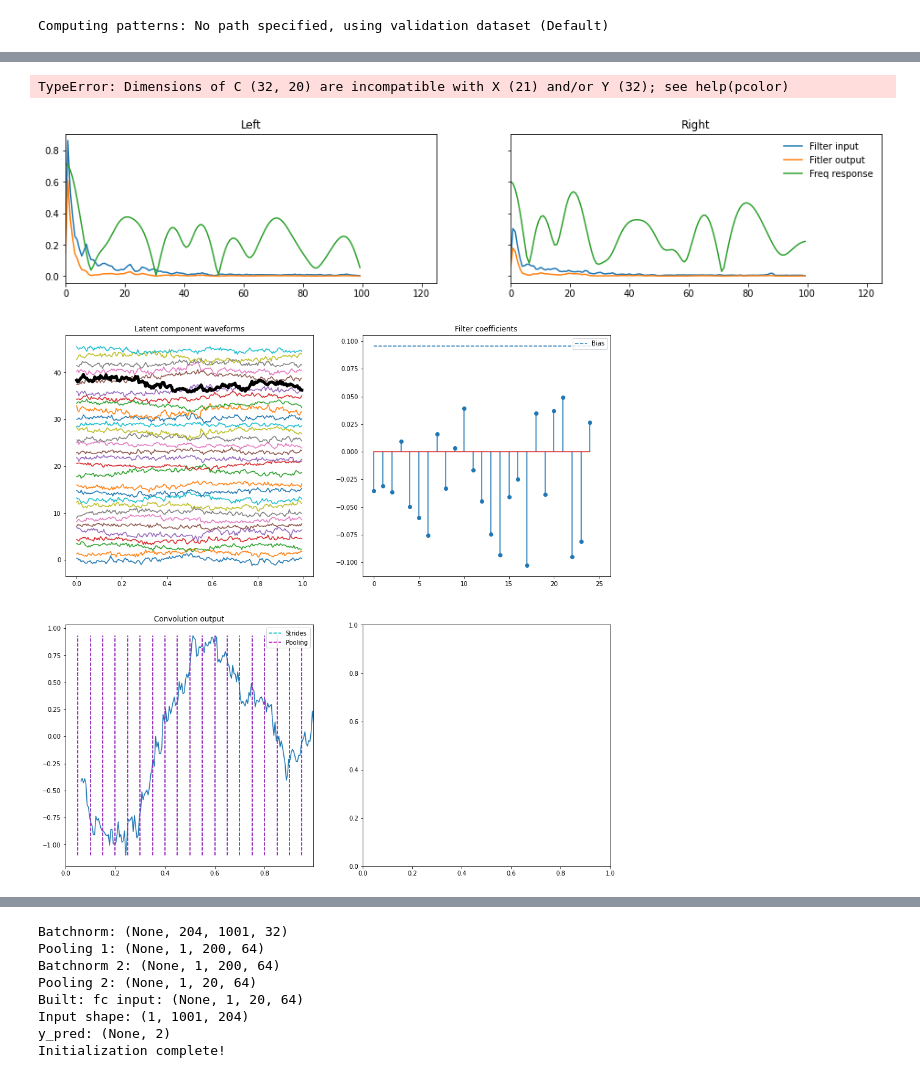
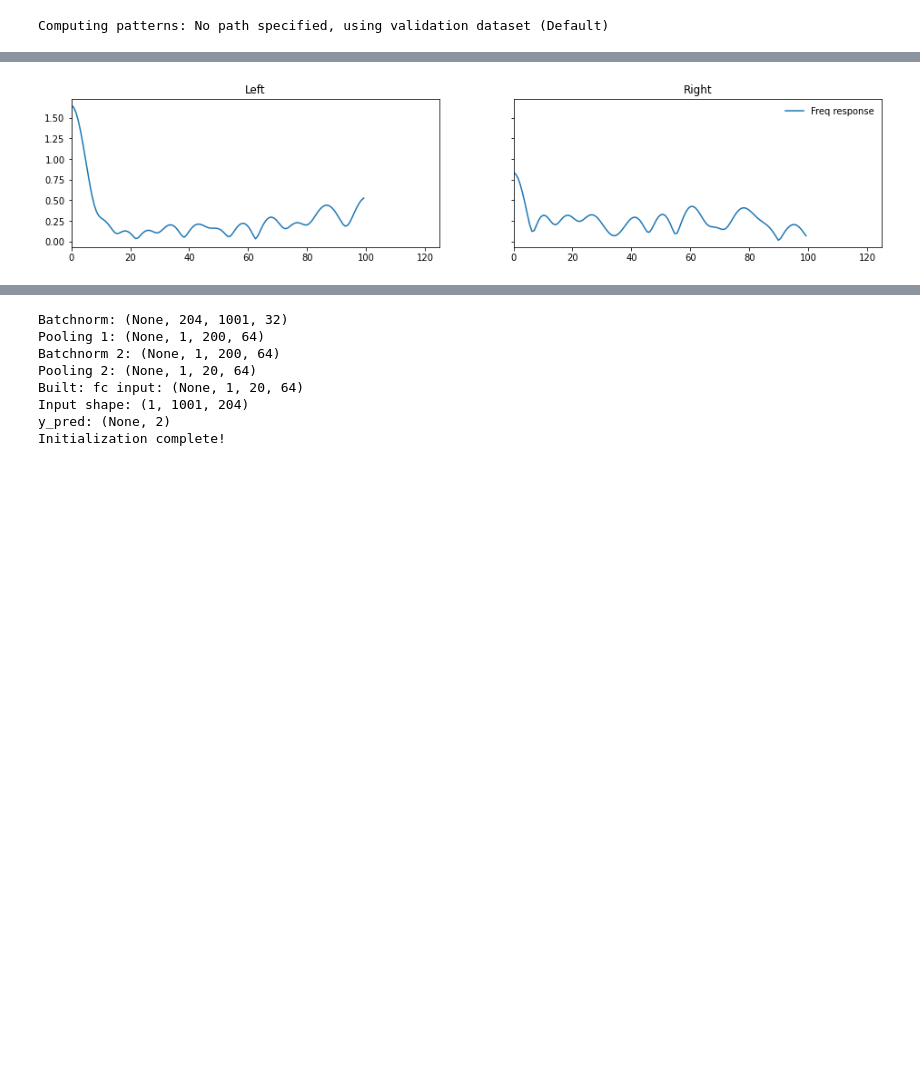
Before and after one commit to 1101AlexZab1011/FingerMovementDecoder, a Jupyter notebook: dirty_field/LFCNN.ipynb, the cells around one changed output, grey strips where cells are left out. Drawn from its saved outputs; the diff is of its cells as text; code cells hidden in the pictures; blank space fills up the shorter version.

Commit message:
norm spectra not welch

```diff
--- a/dirty_field/LFCNN.ipynb
+++ b/dirty_field/LFCNN.ipynb
@@ -318,9 +318,8 @@ plot_patterns(model, resp_lock_li_B1_epochs.info, 'l2')
 # %%
 condition_names = ['Left', 'Right']
 f2 = model.plot_spectra(sorting='weight_corr',
-                        norm_spectra='welch', class_names=condition_names)
-f3 = model.plot_waveforms(sorting='compwise_loss', class_names=condition_names)
+                        # norm_spectra='welch',
+                        class_names=condition_names)
+# f3 = model.plot_waveforms(sorting='compwise_loss', class_names=condition_names)
 # %% [output]
-TypeError: Dimensions of C (32, 20) are incompatible with X (21) and/or Y (32); see help(pcolor)
-[figure, old version]
+[figure, new version]
-[figure, removed]
```
Also changed, not shown: parts of 8 cells of this notebook, 1 other file.
